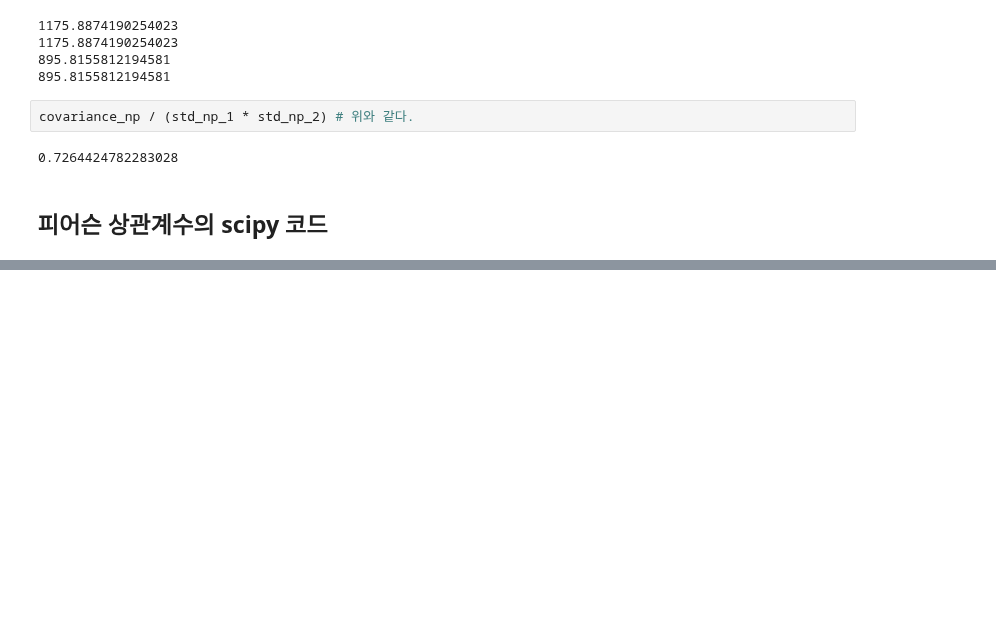
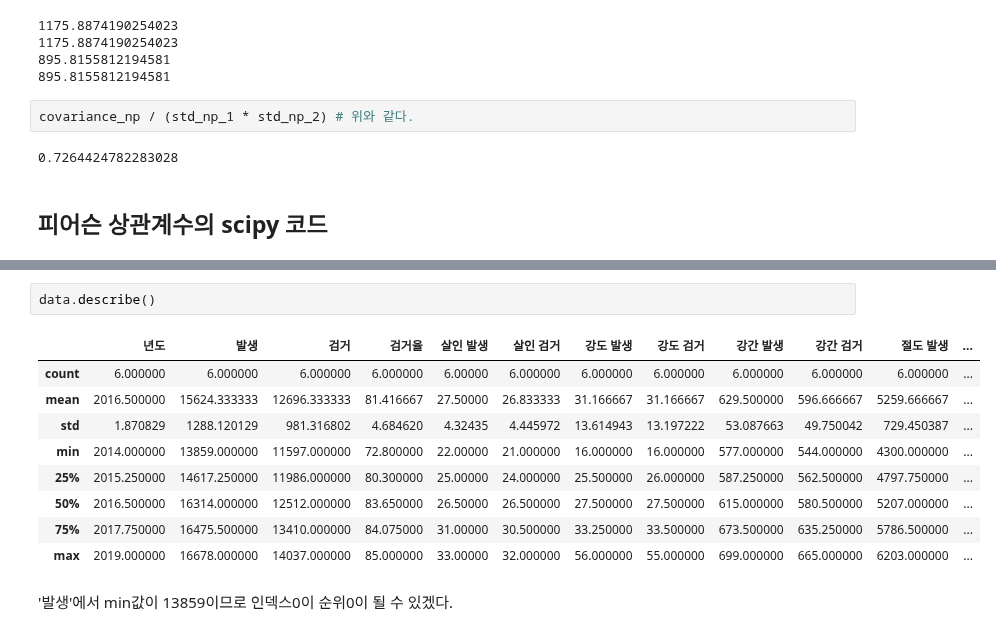
Before and after one commit to sejinhwang97ko/2023prac, a Jupyter notebook: hello/corr.ipynb, the cells around one changed output, grey strips where cells are left out. Saved outputs shown, nothing was run; the diff lists cells and outputs as text; blank space fills up the shorter version.

```diff
--- a/hello/corr.ipynb
+++ b/hello/corr.ipynb
@@ -221,0 +329,14 @@ pd.DataFrame(list(zip(x,y)), columns=['x','y'])
+# %%
+data.describe()
+# %% [output]
+|  | 년도 | 발생 | 검거 | 검거율 | 살인 발생 | 살인 검거 | 강도 발생 | 강도 검거 | 강간 발생 | 강간 검거 | 절도 발생 | ... |
+| count | 6.000000 | 6.000000 | 6.000000 | 6.000000 | 6.00000 | 6.000000 | 6.000000 | 6.000000 | 6.000000 | 6.000000 | 6.000000 | ... |
+| mean | 2016.500000 | 15624.333333 | 12696.333333 | 81.416667 | 27.50000 | 26.833333 | 31.166667 | 31.166667 | 629.500000 | 596.666667 | 5259.666667 | ... |
+| std | 1.870829 | 1288.120129 | 981.316802 | 4.684620 | 4.32435 | 4.445972 | 13.614943 | 13.197222 | 53.087663 | 49.750042 | 729.450387 | ... |
+| min | 2014.000000 | 13859.000000 | 11597.000000 | 72.800000 | 22.00000 | 21.000000 | 16.000000 | 16.000000 | 577.000000 | 544.000000 | 4300.000000 | ... |
+| 25% | 2015.250000 | 14617.250000 | 11986.000000 | 80.300000 | 25.00000 | 24.000000 | 25.500000 | 26.000000 | 587.250000 | 562.500000 | 4797.750000 | ... |
+| 50% | 2016.500000 | 16314.000000 | 12512.000000 | 83.650000 | 26.50000 | 26.500000 | 27.500000 | 27.500000 | 615.000000 | 580.500000 | 5207.000000 | ... |
+| 75% | 2017.750000 | 16475.500000 | 13410.000000 | 84.075000 | 31.00000 | 30.500000 | 33.250000 | 33.500000 | 673.500000 | 635.250000 | 5786.500000 | ... |
+| max | 2019.000000 | 16678.000000 | 14037.000000 | 85.000000 | 33.00000 | 32.000000 | 56.000000 | 55.000000 | 699.000000 | 665.000000 | 6203.000000 | ... |
+# %% [markdown]
+'발생'에서 min값이 13859이므로 인덱스0이 순위0이 될 수 있겠다.
```
Also changed, not shown: parts of 36 cells of this notebook, 1 other file.
